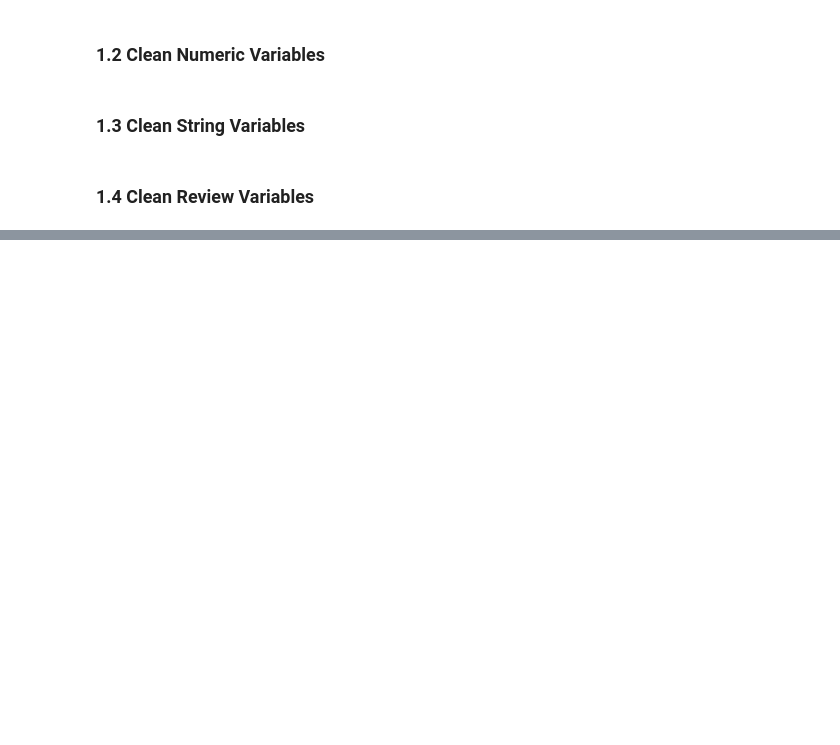
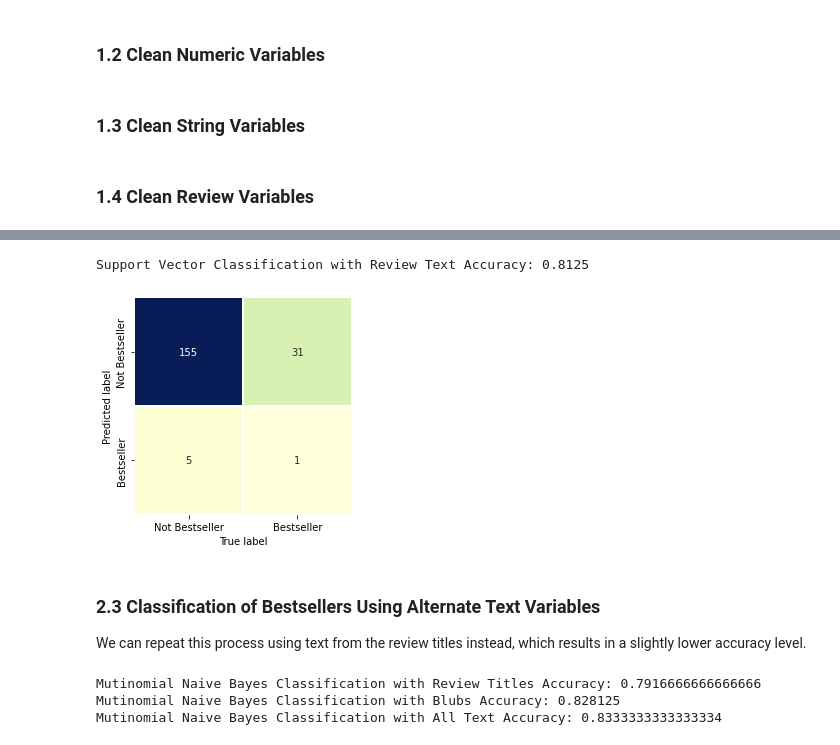
Before and after one commit to bronwynmoore/ECON323-Final-Project, a Jupyter notebook: Main.ipynb, the cells around one changed output, grey strips where cells are left out. Drawn from its saved outputs; the diff is of its cells as text; code cells hidden in the pictures; blank space fills up the shorter version.

```diff
--- a/Main.ipynb
+++ b/Main.ipynb
@@ -150,0 +272,46 @@ print(r.json())
+# %%
+from sklearn.linear_model import SGDClassifier
+
+svc_classifier = SGDClassifier(loss='hinge', penalty='l2', alpha=1e-3, random_state=42, max_iter=5, tol=None)
+svc_classifier.fit(Xtrain,ytrain)
+print(f"Support Vector Classification with Review Text Accuracy: {np.mean(svc_classifier.predict(Xtest)==ytest)}")
+
+mat = confusion_matrix(ytest, svc_classifier.predict(Xtest))
+sns.heatmap(mat.T, square=True, annot=True, fmt='d', cbar=False, linewidths=2, cmap="YlGnBu",
+            yticklabels = ['Not Bestseller', 'Bestseller'],
+            xticklabels = ['Not Bestseller', 'Bestseller'])
+plt.xlabel('True label')
+plt.ylabel('Predicted label');
+# %% [output]
+Support Vector Classification with Review Text Accuracy: 0.8125
+[figure, added]
+# %% [markdown]
+### 2.3 Classification of Bestsellers Using Alternate Text Variables
+
+We can repeat this process using text from the review titles instead, which results in a slightly lower accuracy level.
+# %%
+#Classification of Review Titles
+X2 = vectorizer.fit_transform([' '.join(doc) for doc in title_data_2])
+X2train, X2test, y2train, y2test = train_test_split(X2, y, test_size=0.3, random_state=124)
+
+nb_classifier.fit(X2train,y2train)
+print(f"Mutinomial Naive Bayes Classification with Review Titles Accuracy: {np.mean(nb_classifier.predict(X2test)==y2test)}")
+
+#Classification with Blurbs
+X3 = vectorizer.fit_transform([' '.join(doc) for doc in blurb_data_2])
+X3train, X3test, y3train, y3test = train_test_split(X3, y, test_size=0.3, random_state=124)
+
+nb_classifier.fit(X3train,y3train)
+print(f"Mutinomial Naive Bayes Classification with Blubs Accuracy: {np.mean(nb_classifier.predict(X3test)==y3test)}")
+
+#Classification with all Text
+all_textual_data = [a + b + c for a, b, c in zip(title_data_2, blurb_data_2, text_data_2)]
+X4 = vectorizer.fit_transform([' '.join(doc) for doc in all_textual_data])
+X4train, X4test, y4train, y4test = train_test_split(X4, y, test_size=0.3, random_state=124)
+
+nb_classifier.fit(X4train,y4train)
+print(f"Mutinomial Naive Bayes Classification with All Text Accuracy: {np.mean(nb_classifier.predict(X4test)==y4test)}")
+# %% [output]
+Mutinomial Naive Bayes Classification with Review Titles Accuracy: 0.7916666666666666
+Mutinomial Naive Bayes Classification with Blubs Accuracy: 0.828125
+Mutinomial Naive Bayes Classification with All Text Accuracy: 0.8333333333333334
```
Also changed, not shown: parts of 20 cells of this notebook, 1 other file.
